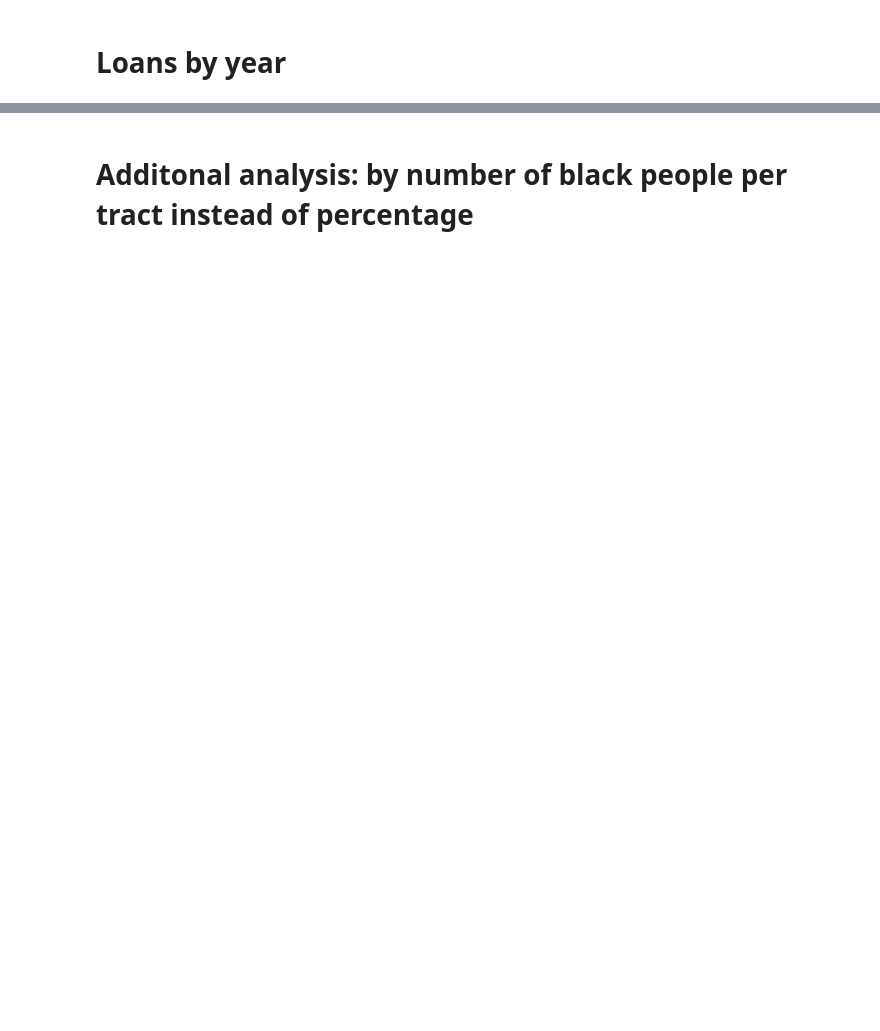
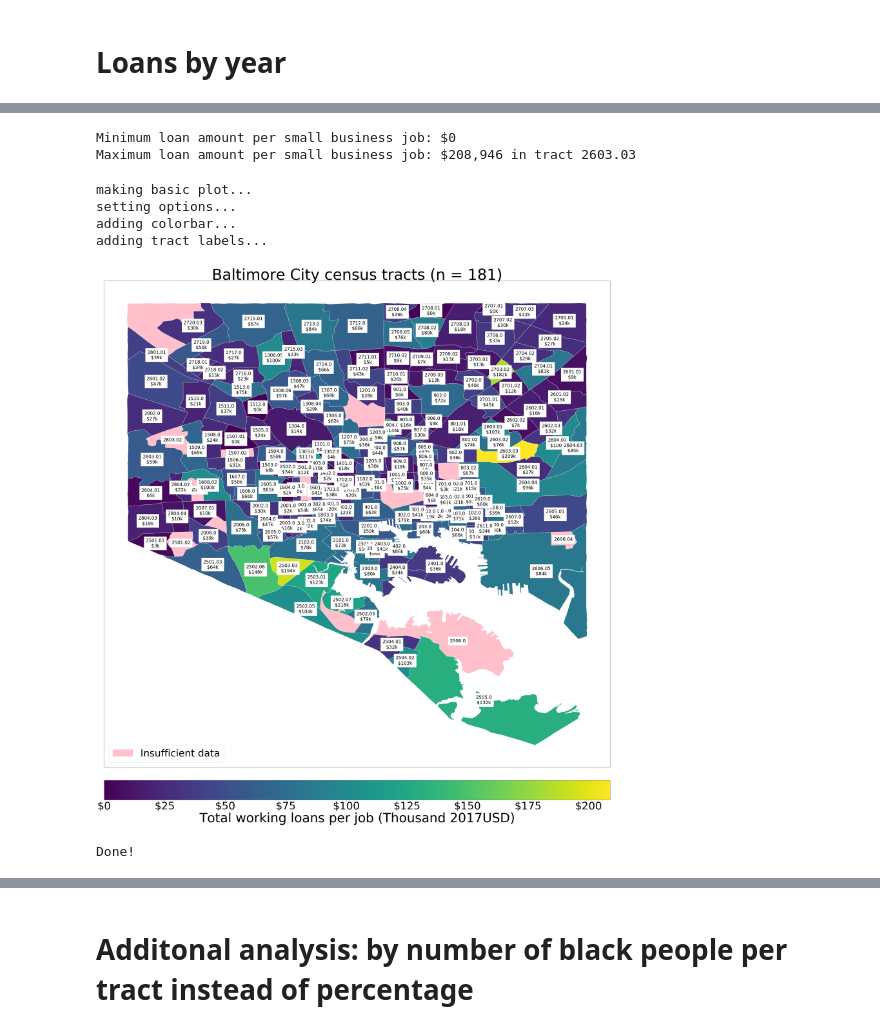
Before and after one commit to raddick/community_reinvestment_act, a Jupyter notebook: 0x. Analyze Baltimore Data.ipynb, the cells around one changed output, grey strips where cells are left out. Drawn from its saved outputs; the diff is of its cells as text; code cells hidden in the pictures; blank space fills up the shorter version.

Commit message:
Replacing figures with smaller versions
by setting scale = 0.25

These will fit in the Google Doc.

```diff
--- a/0x. Analyze Baltimore Data.ipynb
+++ b/0x. Analyze Baltimore Data.ipynb
@@ -337,26 +380,30 @@ print("Done!")
+# %%
+#print('ok')
+min_loan = tracts_gdf[
+    #(tracts_gdf['cra_level_2017'] != 'unknown')
+    (tracts_gdf['sb_jobs'] >= jobs_lower_limit)
+    & (tracts_gdf['pop_total'] >= pop_lower_limit)
+]['amtWorkingLoans_per_sbjob_adj'].min()
+max_loan = tracts_gdf[
+    #(tracts_gdf['cra_level_2017'] != 'unknown')
+    (tracts_gdf['sb_jobs'] >= jobs_lower_limit)
+    & (tracts_gdf['pop_total'] >= pop_lower_limit)
+]['amtWorkingLoans_per_sbjob_adj'].max()
+idmax_loan = tracts_gdf[
+    #(tracts_gdf['cra_level_2017'] != 'unknown')
+    (tracts_gdf['sb_jobs'] >= jobs_lower_limit)
+    & (tracts_gdf['pop_total'] >= pop_lower_limit)
+]['amtWorkingLoans_per_sbjob_adj'].idxmax()
+
+print('Minimum loan amount per small business job: ${0:,.0f}'.format(min_loan))
+print('Maximum loan amount per small business job: ${0:,.0f} in tract {1:}'.format(max_loan, idmax_loan))
+# %% [output]
+Minimum loan amount per small business job: $0
+Maximum loan amount per small business job: $208,946 in tract 2603.03
 # %%
-#print('ok')
-min_loan = tracts_gdf[
-    #(tracts_gdf['cra_level_2017'] != 'unknown')
-    (tracts_gdf['sb_jobs'] >= jobs_lower_limit)
-    & (tracts_gdf['pop_total'] >= pop_lower_limit)
-]['amtWorkingLoans_per_sbjob_adj'].min()
-max_loan = tracts_gdf[
-    #(tracts_gdf['cra_level_2017'] != 'unknown')
-    (tracts_gdf['sb_jobs'] >= jobs_lower_limit)
-    & (tracts_gdf['pop_total'] >= pop_lower_limit)
-]['amtWorkingLoans_per_sbjob_adj'].max()
-idmax_loan = tracts_gdf[
-    #(tracts_gdf['cra_level_2017'] != 'unknown')
-    (tracts_gdf['sb_jobs'] >= jobs_lower_limit)
-    & (tracts_gdf['pop_total'] >= pop_lower_limit)
-]['amtWorkingLoans_per_sbjob_adj'].idxmax()
-
-print('Minimum loan amount per small business job: ${0:,.0f}'.format(min_loan))
-print('Maximum loan amount per small business job: ${0:,.0f} in tract {1:}'.format(max_loan, idmax_loan))
-
 print('making basic plot...')
 map1, ax = plt.subplots(1,1, figsize=(48*scale, 48*scale))
+
 tract_shapes_gdf.plot(ax=ax, color='pink')
 
 tracts_gdf[
@@ -375,12 +422,12 @@ pink_patch = mpatches.Patch(color='pink', label='Insufficient data')
 plt.legend(handles=[pink_patch], loc='lower left', fontsize=52*scale)
 
 print('adding colorbar...')
-cax = fig.add_axes([0.125, 0.08, 0.775, 0.03])
+
+cax = map1.add_axes([0.125, 0.08, 0.775, 0.03])
 
 sm = plt.cm.ScalarMappable(cmap=thecolormap, norm=plt.Normalize(
     vmin=0,
-    vmax=200000
-#    vmax=tracts_gdf[(tracts_gdf['sb_jobs'] >= jobs_lower_limit) & (tracts_gdf['pop_total'] >= pop_lower_limit)]['amtWorkingLoans_per_sbjob_adj'].max()
+    vmax=tracts_gdf[(tracts_gdf['sb_jobs'] >= jobs_lower_limit) & (tracts_gdf['pop_total'] >= pop_lower_limit)]['amtWorkingLoans_per_sbjob_adj'].max()
 ))
 ## fake up the array of the scalar mappable. Urgh...
 sm._A = []
@@ -389,40 +436,42 @@ cbar = fig.colorbar(sm, cax=cax, format='$%.0f',
                     ticks=np.arange(0,
                                     225000, #tracts_gdf[(tracts_gdf['nYears'] == 7) & (tracts_gdf['sb_jobs'] >= jobs_lower_limit) & (tracts_gdf['pop_total'] >= pop_lower_limit)]['amtWorkingLoans_per_sbjob_adj'].max(),
                                     25000),
                     orientation='horizontal')
 
-#cbar.set_ticks(np.arange(0, 225000, 25000))
-cax.set_xticklabels(['${:,.0f}'.format(x/1000) for x in np.arange(0, 225000, 25000)], fontsize=56*scale)
-
+cax.set_xticklabels(['${:,.0f}'.format(x/1000) for x in np.arange(0, 250000, 25000)], fontsize=56*scale)
 cbar.set_label('Total working loans per job (Thousand 2017USD)', fontsize=68*scale)
-
 
 if (show_tract_labels):
     print('adding tract labels...')
     for ix, thisrow in tracts_gdf.iterrows():
         annotator = str(ix).replace('-', '- ')
         annotator = annotator.replace('/', '/ ')
         annotator = annotator.replace(' ', '\n')
         annotator = annotator.upper()
         if ((thisrow['sb_jobs'] >= jobs_lower_limit) & (thisrow['pop_total'] >= pop_lower_limit)):
             annotator += '\n'
             annotator += '${0:,.0f}k'.format(thisrow['amtWorkingLoans_per_sbjob_adj']/1000)
         ax.annotate(annotator,
                     xy=(thisrow.geometry.centroid.x, thisrow.geometry.centroid.y),
                     xytext=(thisrow.geometry.centroid.x, thisrow.geometry.centroid.y),
                     backgroundcolor = 'white',
                     horizontalalignment='center',
                     verticalalignment='center',
                     fontsize=24*scale)
         map_outfile_name = 'balt_overall_map_labeled.jpg'
 else:
     map_outfile_name = 'balt_overall_map_unlabeled.jpg'
 
-
 plt.savefig(mapdir+map_outfile_name, format='jpg', dpi=300)
-#plt.show()
+plt.show()
 print('Done!')
-#tracts_gdf.columns.tolist()
+# %% [output]
+making basic plot...
+setting options...
+adding colorbar...
+adding tract labels...
+[figure, added]
+Done!
 # %%
 binlist = np.arange(0, 200000, 12500)
 fig2a, ((ax1, ax2), (ax3, ax4)) = plt.subplots(2,2, figsize=(48*scale, 36*scale))
```
Also changed, not shown: parts of 24 cells of this notebook, 13 other files.
